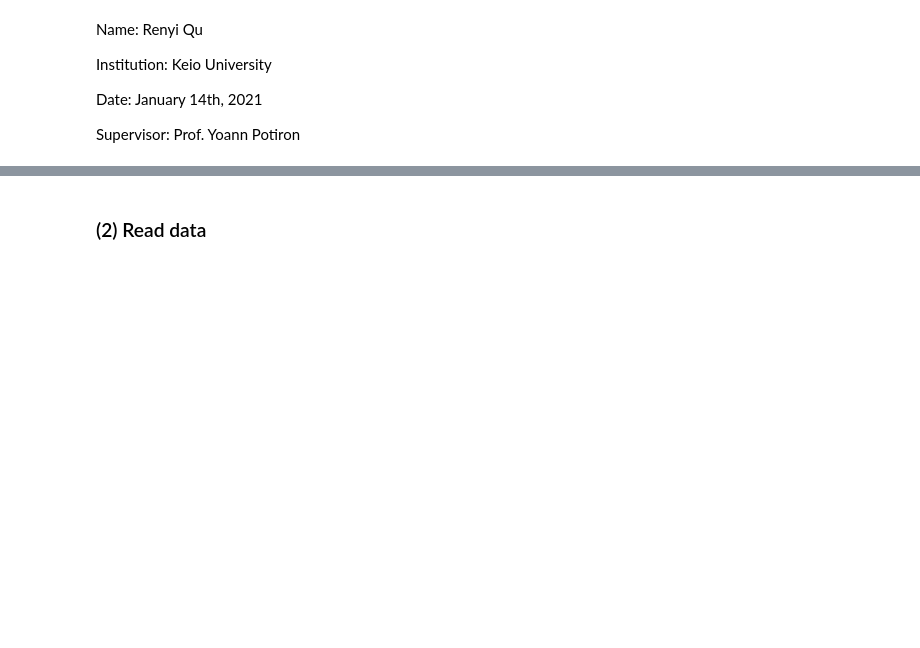
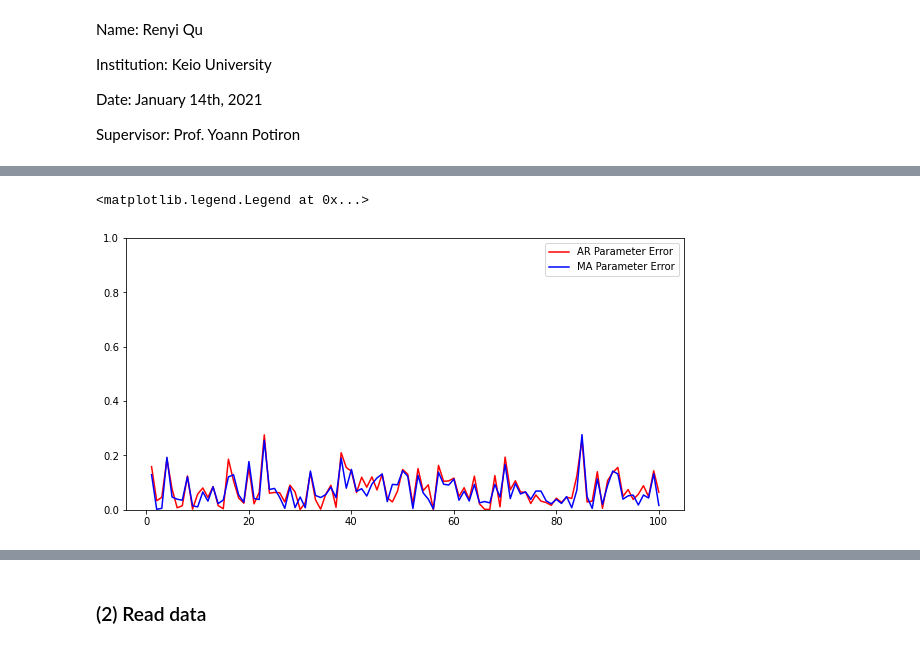
Before and after one commit to toastedqu/arima_garch_topix, a Jupyter notebook: project.ipynb, the cells around one changed output, grey strips where cells are left out. Saved outputs shown, nothing was run; the diff lists cells and outputs as text; code cells hidden in the pictures; blank space fills up the shorter version.

```diff
--- a/project.ipynb
+++ b/project.ipynb
@@ -23,0 +68,30 @@ from arch import arch_model
+# %%
+# ARMA(1,1) SIMULATION ON 100 TIME SERIES
+alpha = [0.2]
+beta = [-0.5]
+param_resids_a = []
+param_resids_b = []
+
+for n in range(100):
+    series = []
+    x_1 = 0
+    series.append(x_1)
+    epsilon_last = []
+    epsilon_last.append(np.random.randn())
+    for i in range(999):
+        epsilon = np.random.randn()
+        x = alpha[0]*series[-1]+beta[0]*epsilon_last[-1]+epsilon
+        series.append(x)
+        epsilon_last.append(epsilon)
+    simu = ARIMA(series,order=(1,0,1)).fit(trend='nc')
+    param_resids_a.append(abs(simu.arparams[0]-alpha[0]))
+    param_resids_b.append(abs(simu.maparams[0]-beta[0]))
+# %%
+plt.figure(figsize=(10,5))
+plt.plot(range(1,101),param_resids_a,'r',label='AR Parameter Error')
+plt.plot(range(1,101),param_resids_b,'b',label='MA Parameter Error')
+plt.ylim([0,1])
+plt.legend()
+# %% [output]
+<matplotlib.legend.Legend at 0x...>
+[figure, added]
```
Also changed, not shown: parts of 11 cells of this notebook.
